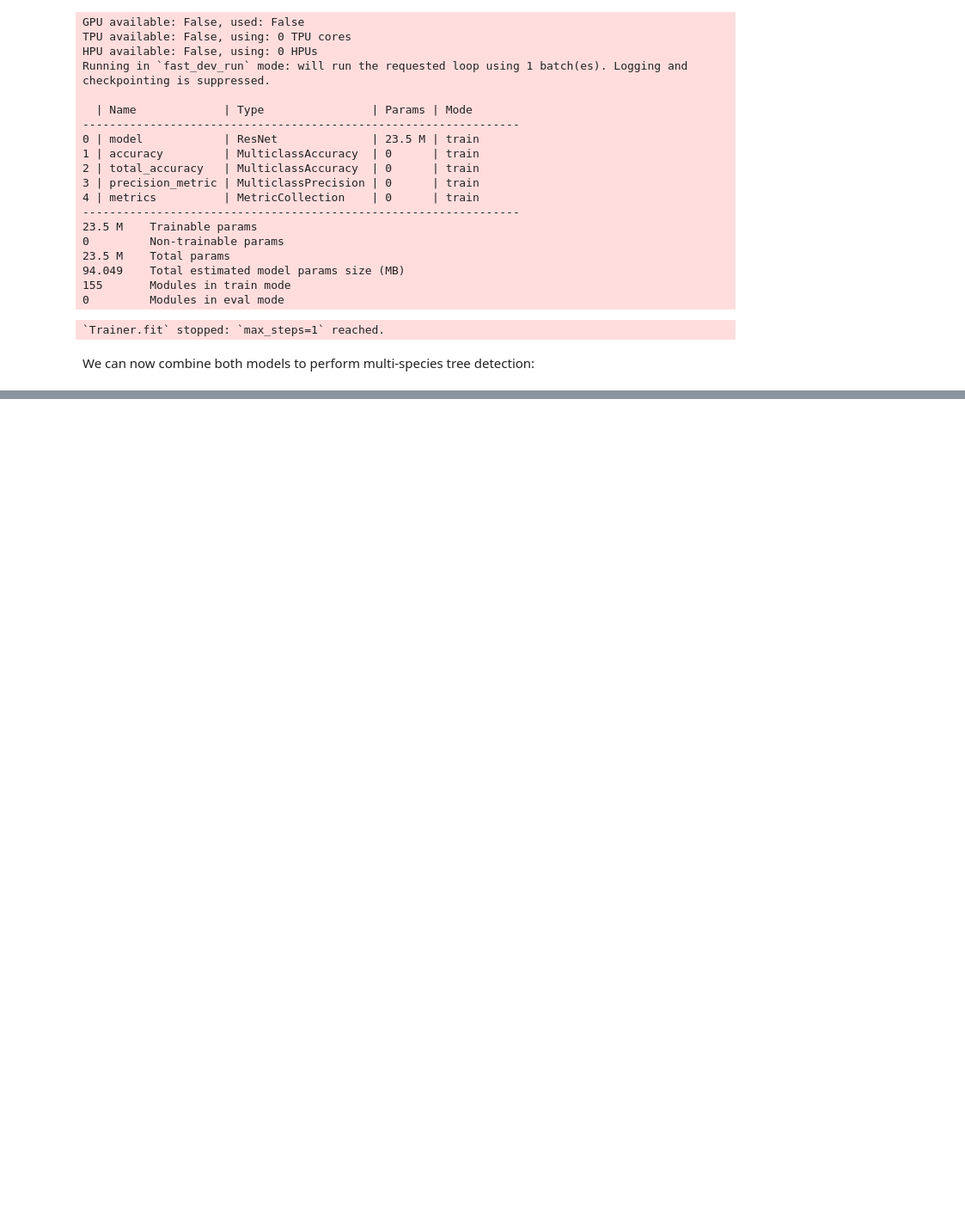
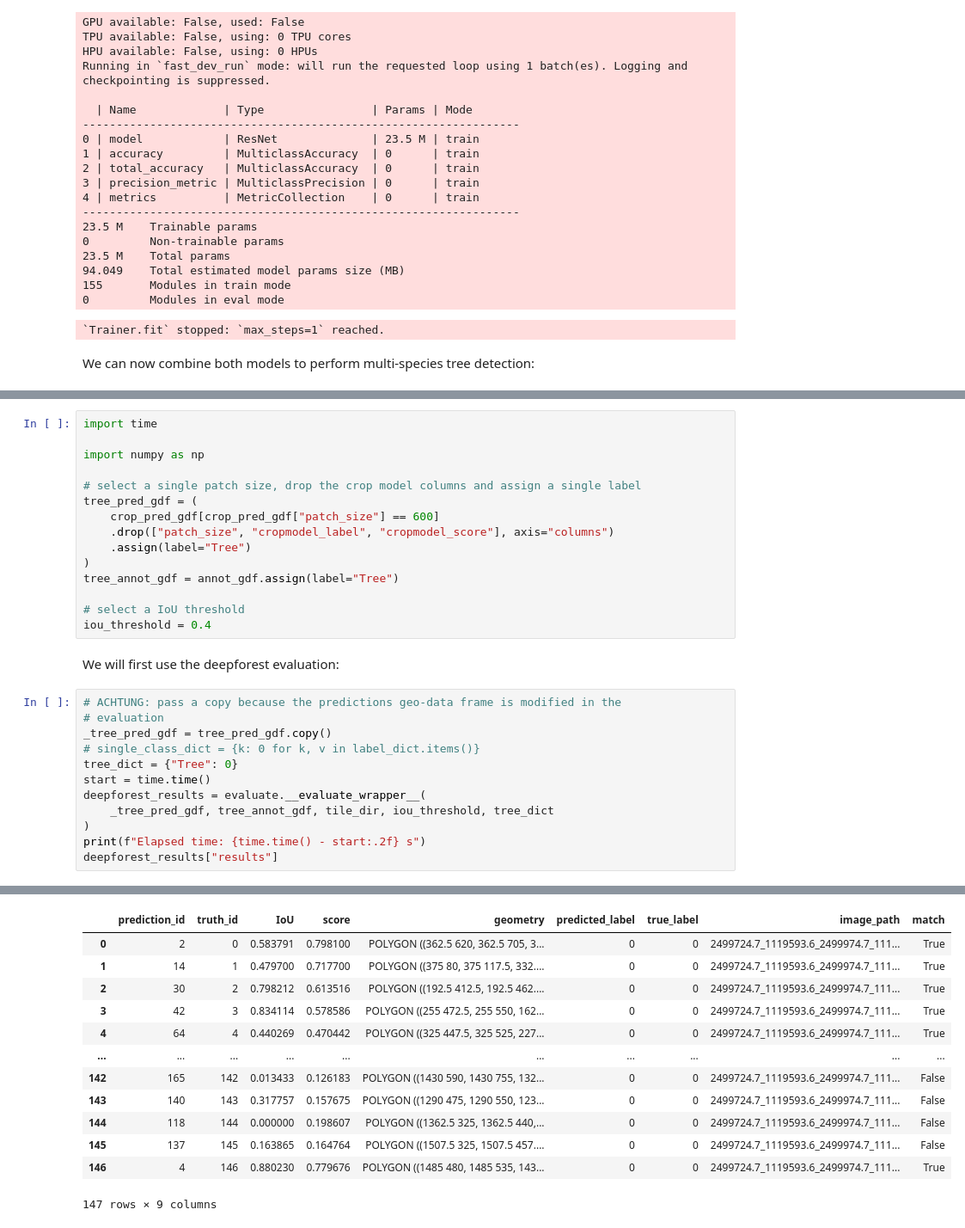
Before and after one commit to martibosch/swiss-urban-trees, a Jupyter notebook: notebooks/multi-species-model.ipynb, the cells around one changed output, grey strips where cells are left out. Shown at 86% size. Saved outputs shown, nothing was run; the diff lists cells and outputs as text; blank space fills up the shorter version.

```diff
--- a/notebooks/multi-species-model.ipynb
+++ b/notebooks/multi-species-model.ipynb
@@ -270,0 +280,30 @@ As we can see, the precision and recall for "deciduous" trees are high for all p
+# %%
+import time
+
+import numpy as np
+
+# select a single patch size, drop the crop model columns and assign a single label
+tree_pred_gdf = (
+    crop_pred_gdf[crop_pred_gdf["patch_size"] == 600]
+    .drop(["patch_size", "cropmodel_label", "cropmodel_score"], axis="columns")
+    .assign(label="Tree")
+)
+tree_annot_gdf = annot_gdf.assign(label="Tree")
+
+# select a IoU threshold
+iou_threshold = 0.4
+# %% [markdown]
+We will first use the deepforest evaluation:
+# %%
+# ACHTUNG: pass a copy because the predictions geo-data frame is modified in the
+# evaluation
+_tree_pred_gdf = tree_pred_gdf.copy()
+# single_class_dict = {k: 0 for k, v in label_dict.items()}
+tree_dict = {"Tree": 0}
+start = time.time()
+deepforest_results = evaluate.__evaluate_wrapper__(
+    _tree_pred_gdf, tree_annot_gdf, tile_dir, iou_threshold, tree_dict
+)
+print(f"Elapsed time: {time.time() - start:.2f} s")
+deepforest_results["results"]
+# %% [output]
@@ -270,0 +311,13 @@ As we can see, the precision and recall for "deciduous" trees are high for all p
+|  | prediction_id | truth_id | IoU | score | geometry | predicted_label | true_label | image_path | match |
+| 0 | 2 | 0 | 0.583791 | 0.798100 | POLYGON ((362.5 620, 362.5 705, 3... | 0 | 0 | 2499724.7_1119593.6_2499974.7_111... | True |
+| 1 | 14 | 1 | 0.479700 | 0.717700 | POLYGON ((375 80, 375 117.5, 332.... | 0 | 0 | 2499724.7_1119593.6_2499974.7_111... | True |
+| 2 | 30 | 2 | 0.798212 | 0.613516 | POLYGON ((192.5 412.5, 192.5 462.... | 0 | 0 | 2499724.7_1119593.6_2499974.7_111... | True |
+| 3 | 42 | 3 | 0.834114 | 0.578586 | POLYGON ((255 472.5, 255 550, 162... | 0 | 0 | 2499724.7_1119593.6_2499974.7_111... | True |
+| 4 | 64 | 4 | 0.440269 | 0.470442 | POLYGON ((325 447.5, 325 525, 227... | 0 | 0 | 2499724.7_1119593.6_2499974.7_111... | True |
+| ... | ... | ... | ... | ... | ... | ... | ... | ... | ... |
+| 142 | 165 | 142 | 0.013433 | 0.126183 | POLYGON ((1430 590, 1430 755, 132... | 0 | 0 | 2499724.7_1119593.6_2499974.7_111... | False |
+| 143 | 140 | 143 | 0.317757 | 0.157675 | POLYGON ((1290 475, 1290 550, 123... | 0 | 0 | 2499724.7_1119593.6_2499974.7_111... | False |
+| 144 | 118 | 144 | 0.000000 | 0.198607 | POLYGON ((1362.5 325, 1362.5 440,... | 0 | 0 | 2499724.7_1119593.6_2499974.7_111... | False |
+| 145 | 137 | 145 | 0.163865 | 0.164764 | POLYGON ((1507.5 325, 1507.5 457.... | 0 | 0 | 2499724.7_1119593.6_2499974.7_111... | False |
+| 146 | 4 | 146 | 0.880230 | 0.779676 | POLYGON ((1485 480, 1485 535, 143... | 0 | 0 | 2499724.7_1119593.6_2499974.7_111... | True |
+147 rows × 9 columns
```
Also changed, not shown: parts of 39 cells of this notebook, 4 other files.
